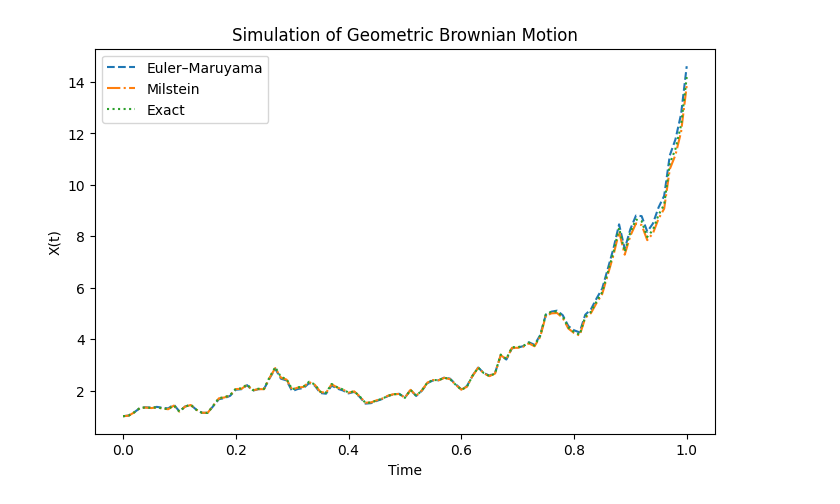
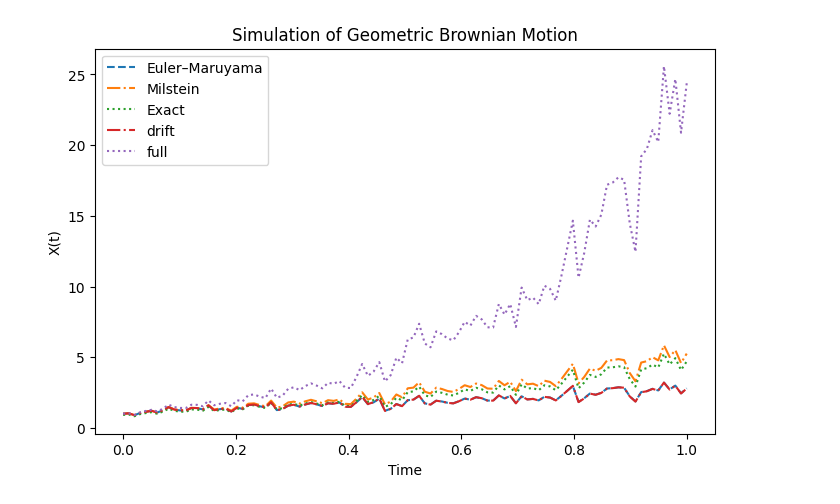
Before and after one commit to abhirao-03/stochastic-resonance, a Jupyter notebook: results/convergence_tester.ipynb, the cells around one changed output. Cells and saved outputs as stored; diff of their text form; code cells hidden in the pictures.

```diff
--- a/results/convergence_tester.ipynb
+++ b/results/convergence_tester.ipynb
@@ -5,4 +5,14 @@ from tqdm import tqdm
 from autograd import grad
 import matplotlib.pyplot as plt
 import scipy.stats as stats
+# %%
+a = 2           # drift coefficient
+b = 1           # diffusion coefficient
+theta = 1
+T = 1          # final time
+dt = 0.01       # step size
+N = int(T/dt)   # number of steps
+x0 = 1          # initial condition
+
+num_trajectories = 1000
 # %%
@@ -87,28 +62,25 @@ plt.show()
 # %%
-num_trajectories = 1
-num_steps = int(T / dt) + 1  # Number of time steps
-time = np.linspace(0, T, num_steps)
+W = np.sqrt(dt) * np.random.randn(N, 1)
 
-dW = np.sqrt(dt) * np.random.randn(num_steps - 1, num_trajectories)
-W = np.zeros((num_steps, num_trajectories))
-W[1:] = np.cumsum(dW, axis=0)
+x_euler = gbm_euler_maruyama(W, dt)
+x_milstein = gbm_milstein(W, dt)
+x_exact = gbm_exact_solution(W)
+x_drift = gbm_drift_implicit(W)
+x_full = gbm_full_implicit(W)
 
-Y = x0 * np.exp((a - 0.5 * b**2) * time[:, None] + b * W)
-
-dt = 0.01
-x_euler = euler_maruyama(dt, T, x0, W)[:, 0]
-x_milstein = milstein(dt, T, x0, W)[:, 0]
-x_exact = Y[:, 0]
+time = np.linspace(0, T , N)
 
 # Plot the results
 plt.figure(figsize=(8, 5))
 plt.plot(time, x_euler, label='Euler–Maruyama', linestyle='--')
 plt.plot(time, x_milstein, label='Milstein', linestyle='-.')
 plt.plot(time, x_exact, label='Exact', linestyle=':')
+plt.plot(time, x_drift, label='drift', linestyle='-.')
+plt.plot(time, x_full, label='full', linestyle=':')
 plt.xlabel('Time')
 plt.ylabel('X(t)')
 plt.title('Simulation of Geometric Brownian Motion')
 plt.legend()
 plt.show()
 # %% [output]
-[figure, old version]
+[figure, new version]
```
Also changed, not shown: parts of 12 cells of this notebook.
